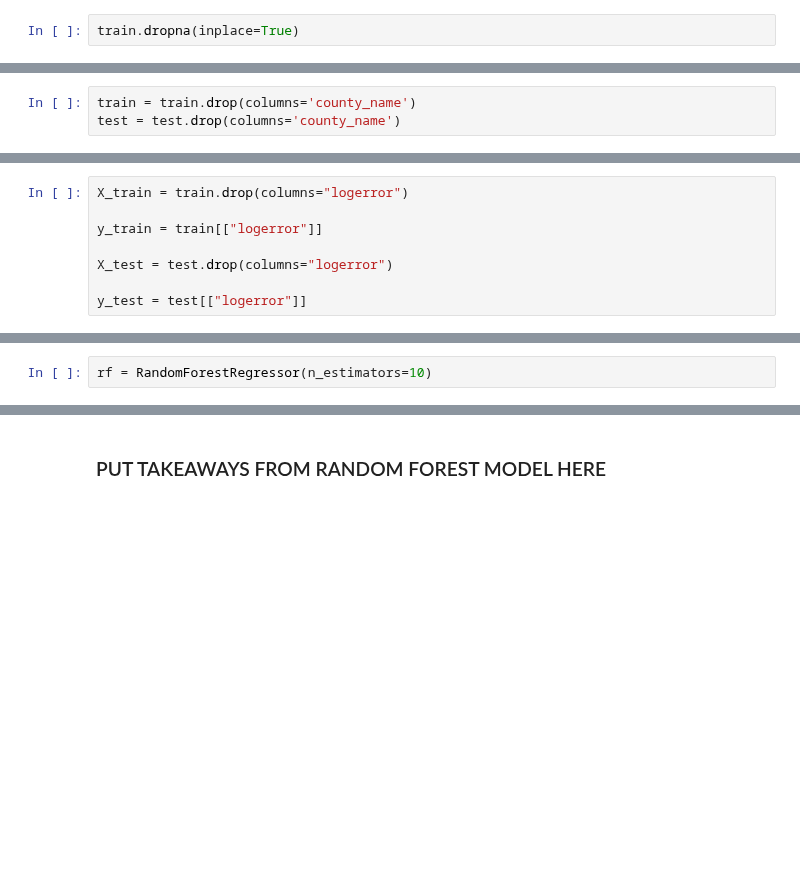
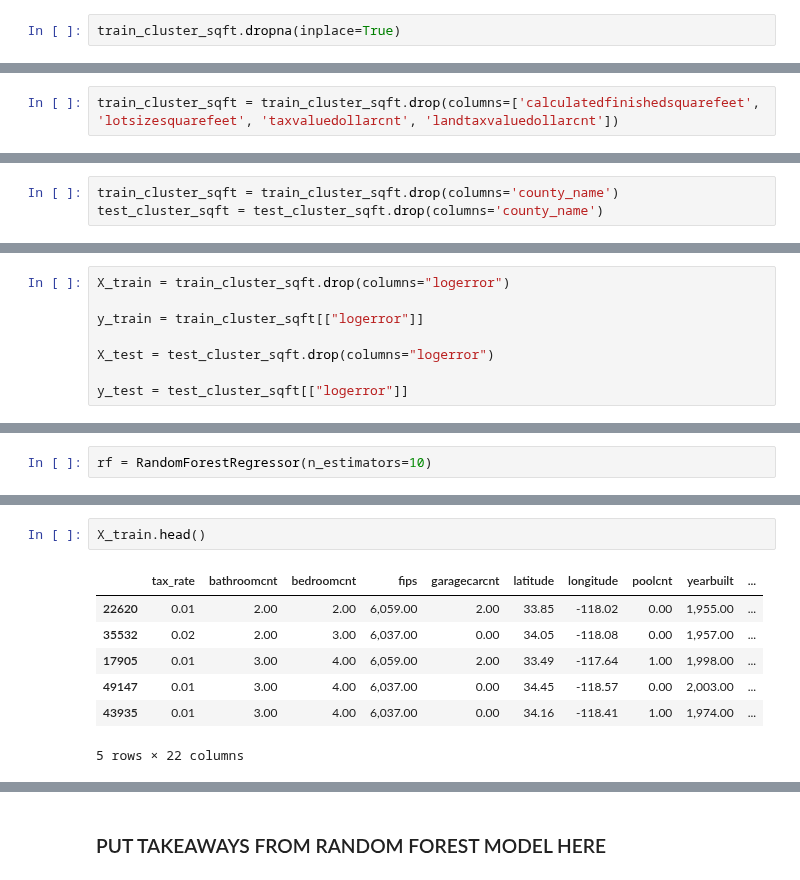
Before and after one commit to FJ-Zillow-Org/Zillow, a Jupyter notebook: jeffs_deliverable_Copy2.ipynb, the cells around one changed output, grey strips where cells are left out. Drawn from its saved outputs; the diff is of its cells as text; blank space fills up the shorter version.

Commit message:
clustering working, need to separate clusters and analyze each individually

```diff
--- a/jeffs_deliverable_Copy2.ipynb
+++ b/jeffs_deliverable_Copy2.ipynb
@@ -417,3 +351,3 @@ test = prepare.handle_missing_values(test)
 # %%
-train.dropna(inplace=True)
+train_cluster_sqft.dropna(inplace=True)
 # %%
@@ -659,0 +506,2 @@ train_cluster_sqft.head()
+# %%
+train_cluster_sqft = train_cluster_sqft.drop(columns=['calculatedfinishedsquarefeet', 'lotsizesquarefeet', 'taxvaluedollarcnt', 'landtaxvaluedollarcnt'])
@@ -660,3 +510,3 @@ train_cluster_sqft.head()
 # %%
-train = train.drop(columns='county_name')
-test = test.drop(columns='county_name')
+train_cluster_sqft = train_cluster_sqft.drop(columns='county_name')
+test_cluster_sqft = test_cluster_sqft.drop(columns='county_name')
@@ -665,11 +513,11 @@ df = df.drop(columns=['calculatedfinishedsquarefeet', 'lotsizesquarefeet', 'taxv
 # %%
-X_train = train.drop(columns="logerror")
+X_train = train_cluster_sqft.drop(columns="logerror")
 
-y_train = train[["logerror"]]
+y_train = train_cluster_sqft[["logerror"]]
 
-X_test = test.drop(columns="logerror")
+X_test = test_cluster_sqft.drop(columns="logerror")
 
-y_test = test[["logerror"]]
+y_test = test_cluster_sqft[["logerror"]]
 # %% [markdown]
 ## Model - Linear Regression Model
 # %%
@@ -787,0 +644,10 @@ rf.fit(X_train, y_train)
+# %%
+X_train.head()
+# %% [output]
+|  | tax_rate | bathroomcnt | bedroomcnt | fips | garagecarcnt | latitude | longitude | poolcnt | yearbuilt | ... |
+| 22620 | 0.01 | 2.00 | 2.00 | 6,059.00 | 2.00 | 33.85 | -118.02 | 0.00 | 1,955.00 | ... |
+| 35532 | 0.02 | 2.00 | 3.00 | 6,037.00 | 0.00 | 34.05 | -118.08 | 0.00 | 1,957.00 | ... |
+| 17905 | 0.01 | 3.00 | 4.00 | 6,059.00 | 2.00 | 33.49 | -117.64 | 1.00 | 1,998.00 | ... |
+| 49147 | 0.01 | 3.00 | 4.00 | 6,037.00 | 0.00 | 34.45 | -118.57 | 0.00 | 2,003.00 | ... |
+| 43935 | 0.01 | 3.00 | 4.00 | 6,037.00 | 0.00 | 34.16 | -118.41 | 1.00 | 1,974.00 | ... |
+5 rows × 22 columns
```
Also changed, not shown: parts of 48 cells of this notebook.
